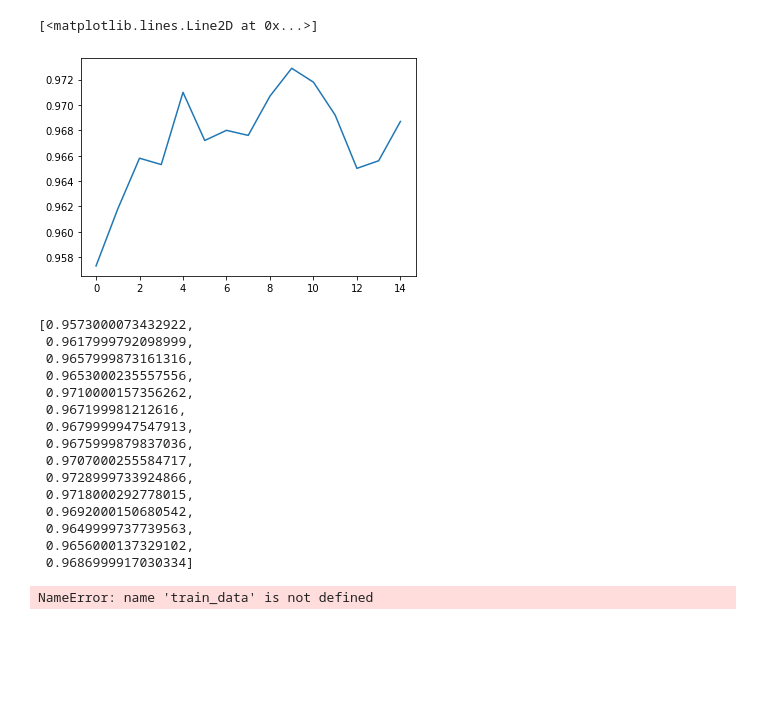
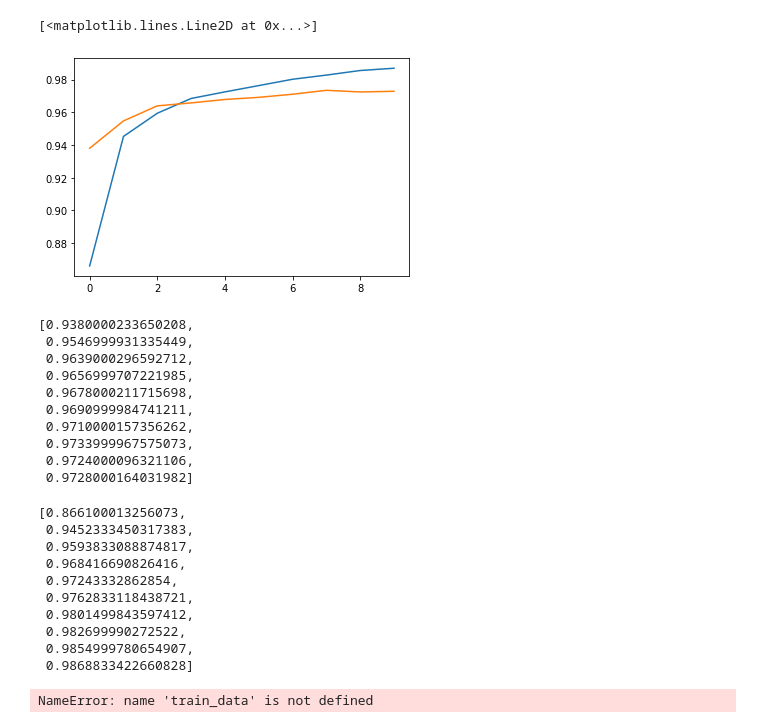
Before and after one commit to zsiga007/Summer-2022, a Jupyter notebook: batch_mixing/mnist_try.ipynb, the cells around one changed output. Drawn from its saved outputs; the diff is of its cells as text; code cells hidden in the pictures; blank space fills up the shorter version.

Commit message:
continue Mnist mixing batches

```diff
--- a/batch_mixing/mnist_try.ipynb
+++ b/batch_mixing/mnist_try.ipynb
@@ -31,35 +38,30 @@ output2 = 32
 MLP = nn.Sequential(
     nn.Linear(28 * 28, output1),
     nn.ReLU(),
-    nn.Linear(output1, output2),
-    nn.ReLU(),
-    nn.Linear(output2, 10)
+    nn.Linear(output1, 10),
+    # nn.ReLU(),
+    # nn.Linear(output2, 10)
     )
 # %%
 model, training_losses, training_accuracies, validation_accuracies, optimizer = train_multi_model(
-    model=MLP, train_data=training_set, test_data=test_set, optim='Adam', batch_size=200, epochs=15, lr=0.01, tracking=True
+    model=MLP, train_data=training_set, test_data=test_set, optim='Adam', batch_size=1000, epochs=10, lr=0.01, tracking=True
 )
 # %%
-# plt.plot(training_accuracies)
+plt.plot(training_accuracies)
 plt.plot(validation_accuracies)
 # %% [output]
 [<matplotlib.lines.Line2D at 0x...>]
-[figure, old version]
+[figure, new version]
 # %%
 validation_accuracies
 # %% [output]
-[0.9573000073432922,
- 0.9617999792098999,
- 0.9657999873161316,
- 0.9653000235557556,
+[0.9380000233650208,
+ 0.9546999931335449,
+ 0.9639000296592712,
+ 0.9656999707221985,
+ 0.9678000211715698,
+ 0.9690999984741211,
  0.9710000157356262,
- 0.967199981212616,
- 0.9679999947547913,
- 0.9675999879837036,
- 0.9707000255584717,
- 0.9728999733924866,
- 0.9718000292778015,
- 0.9692000150680542,
- 0.9649999737739563,
- 0.9656000137329102,
- 0.9686999917030334]
+ 0.9733999967575073,
+ 0.9724000096321106,
+ 0.9728000164031982]
@@ -68,3 +68,16 @@ validation_accuracies
+# %%
+training_accuracies
+# %% [output]
+[0.866100013256073,
+ 0.9452333450317383,
+ 0.9593833088874817,
+ 0.968416690826416,
+ 0.97243332862854,
+ 0.9762833118438721,
+ 0.9801499843597412,
+ 0.982699990272522,
+ 0.9854999780654907,
+ 0.9868833422660828]
 # %%
 # print(list(train_loader)[0][0])
 # %%
```
Also changed, not shown: parts of 2 cells of this notebook, 2 other files.
